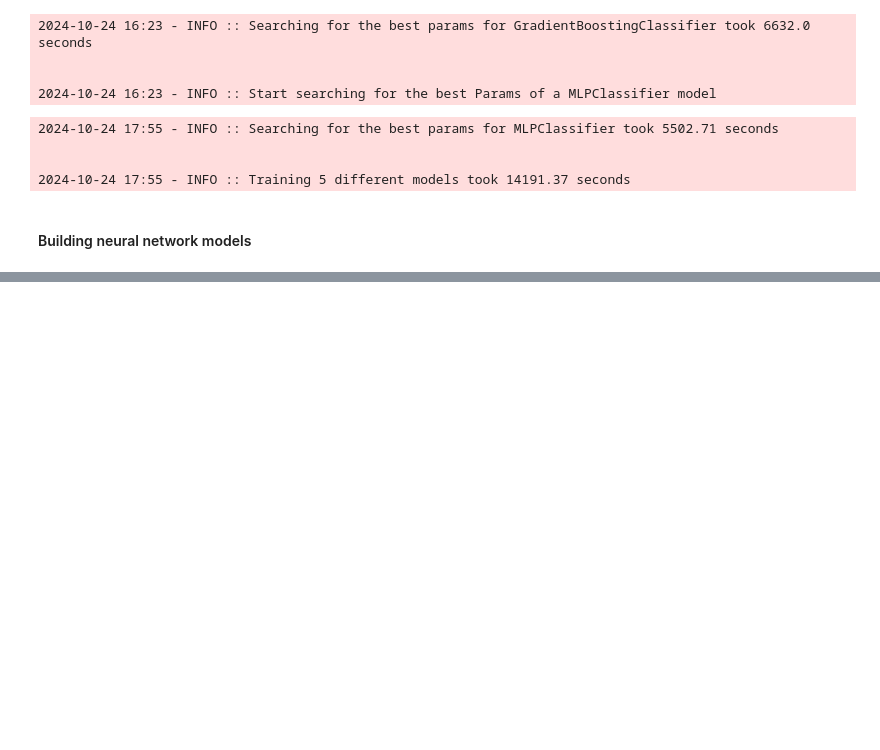
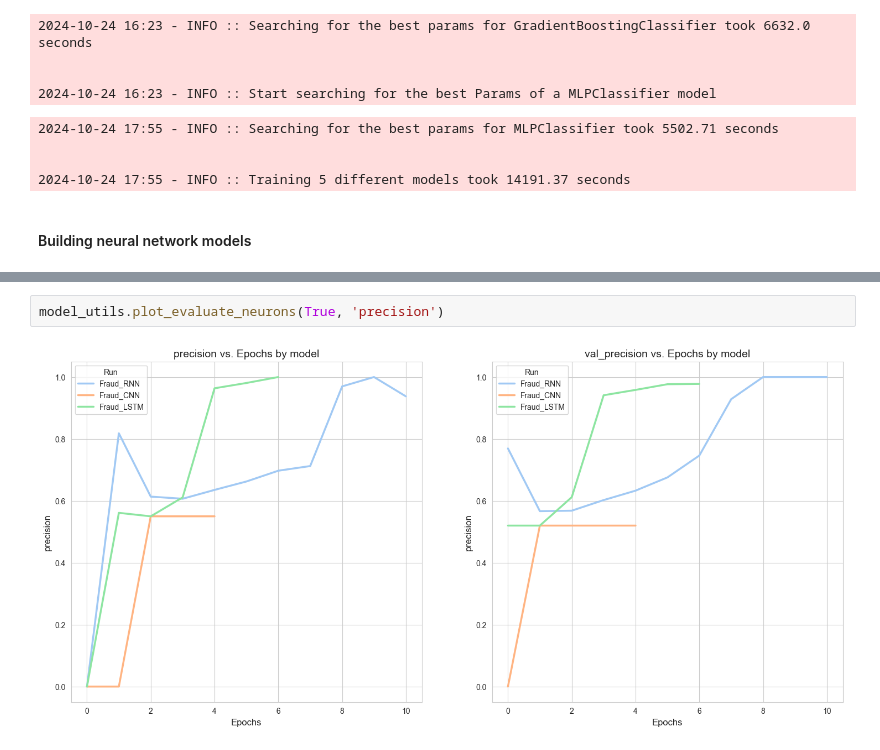
Before and after one commit to Yosef-ft/FraudDetection, a Jupyter notebook: notebooks/Model_training.ipynb, the cells around one changed output, grey strips where cells are left out. Cells and saved outputs as stored; diff of their text form; blank space fills up the shorter version.

```diff
--- a/notebooks/Model_training.ipynb
+++ b/notebooks/Model_training.ipynb
@@ -197,0 +192,4 @@ model_utils.train_neural_models(X_train_fraud, y_train_fraud, X_val_fraud, y_val
+# %%
+model_utils.plot_evaluate_neurons(True, 'precision')
+# %% [output]
+[figure, added]
```
Also changed, not shown: parts of 20 cells of this notebook.
